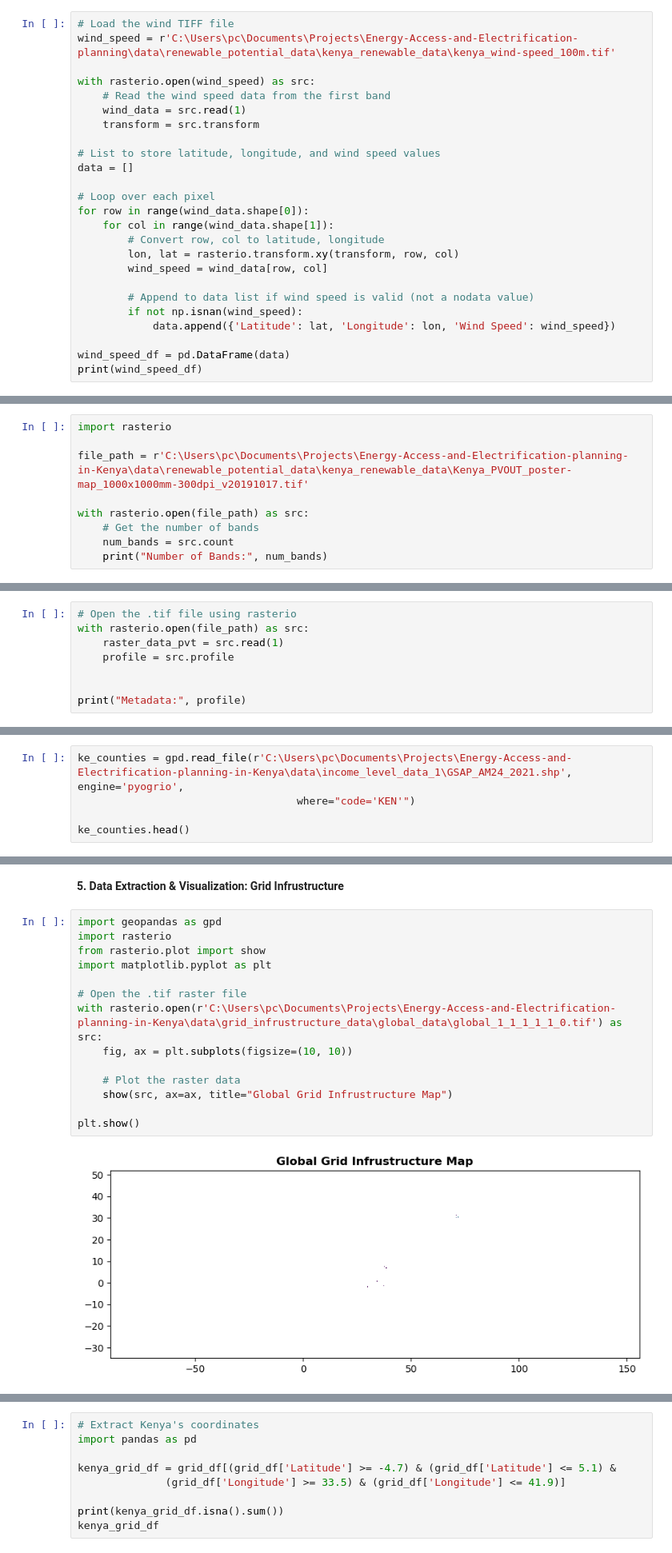
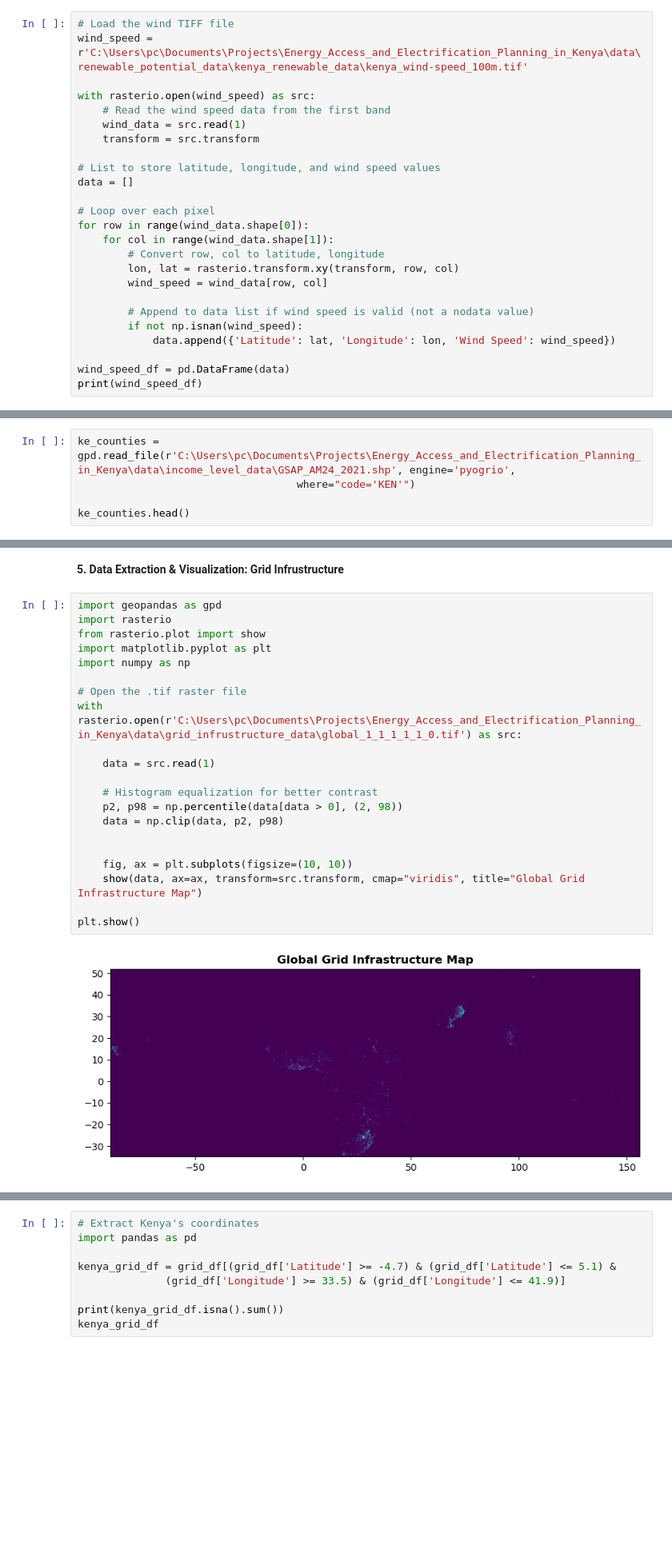
Before and after one commit to DavidGathimbaM/Energy-Access-and-Electrification-planning-in-Kenya, a Jupyter notebook: index_final.ipynb, the cells around one changed output, grey strips where cells are left out. Shown at 80% size. Cells and saved outputs as stored; diff of their text form; blank space fills up the shorter version.

```diff
--- a/index_final.ipynb
+++ b/index_final.ipynb
@@ -205,7 +206,7 @@ plt.show()
 [figure]
 # %%
 # Load the wind TIFF file
-wind_speed = r'C:\Users\pc\Documents\Projects\Energy-Access-and-Electrification-planning\data\renewable_potential_data\kenya_renewable_data\kenya_wind-speed_100m.tif'
+wind_speed = r'C:\Users\pc\Documents\Projects\Energy_Access_and_Electrification_Planning_in_Kenya\data\renewable_potential_data\kenya_renewable_data\kenya_wind-speed_100m.tif'
 
 with rasterio.open(wind_speed) as src:
     # Read the wind speed data from the first band
@@ -248,9 +246,0 @@ print(wind_speed_df)
-# %%
-import rasterio
-
-file_path = r'C:\Users\pc\Documents\Projects\Energy-Access-and-Electrification-planning-in-Kenya\data\renewable_potential_data\kenya_renewable_data\Kenya_PVOUT_poster-map_1000x1000mm-300dpi_v20191017.tif'
-
-with rasterio.open(file_path) as src:
-    # Get the number of bands
-    num_bands = src.count
-    print("Number of Bands:", num_bands)
@@ -259,8 +246,0 @@ Number of Bands: 4
-# %%
-# Open the .tif file using rasterio
-with rasterio.open(file_path) as src:
-    raster_data_pvt = src.read(1)
-    profile = src.profile
-
-
-print("Metadata:", profile)
@@ -415,7 +339,7 @@ min           0.000000
 max      167454.390625
 Name: Density, dtype: float64
 # %%
-ke_counties = gpd.read_file(r'C:\Users\pc\Documents\Projects\Energy-Access-and-Electrification-planning-in-Kenya\data\income_level_data_1\GSAP_AM24_2021.shp', engine='pyogrio',
+ke_counties = gpd.read_file(r'C:\Users\pc\Documents\Projects\Energy_Access_and_Electrification_Planning_in_Kenya\data\income_level_data\GSAP_AM24_2021.shp', engine='pyogrio',
                                    where="code='KEN'")
 
 ke_counties.head()
@@ -674,19 +620,26 @@ plt.show()
 # %%
 import geopandas as gpd
 import rasterio
 from rasterio.plot import show
 import matplotlib.pyplot as plt
+import numpy as np
 
 # Open the .tif raster file
-with rasterio.open(r'C:\Users\pc\Documents\Projects\Energy-Access-and-Electrification-planning-in-Kenya\data\grid_infrustructure_data\global_data\global_1_1_1_1_1_0.tif') as src:
+with rasterio.open(r'C:\Users\pc\Documents\Projects\Energy_Access_and_Electrification_Planning_in_Kenya\data\grid_infrustructure_data\global_1_1_1_1_1_0.tif') as src:
+
+    data = src.read(1)
+
+    # Histogram equalization for better contrast
+    p2, p98 = np.percentile(data[data > 0], (2, 98))
+    data = np.clip(data, p2, p98)
+
+
     fig, ax = plt.subplots(figsize=(10, 10))
-
-    # Plot the raster data
-    show(src, ax=ax, title="Global Grid Infrustructure Map")
+    show(data, ax=ax, transform=src.transform, cmap="viridis", title="Global Grid Infrastructure Map")
 
 plt.show()
 # %% [output]
-[figure, old version]
+[figure, new version]
 # %%
 import rasterio
 import pandas as pd
```
Also changed, not shown: parts of 63 cells of this notebook.
